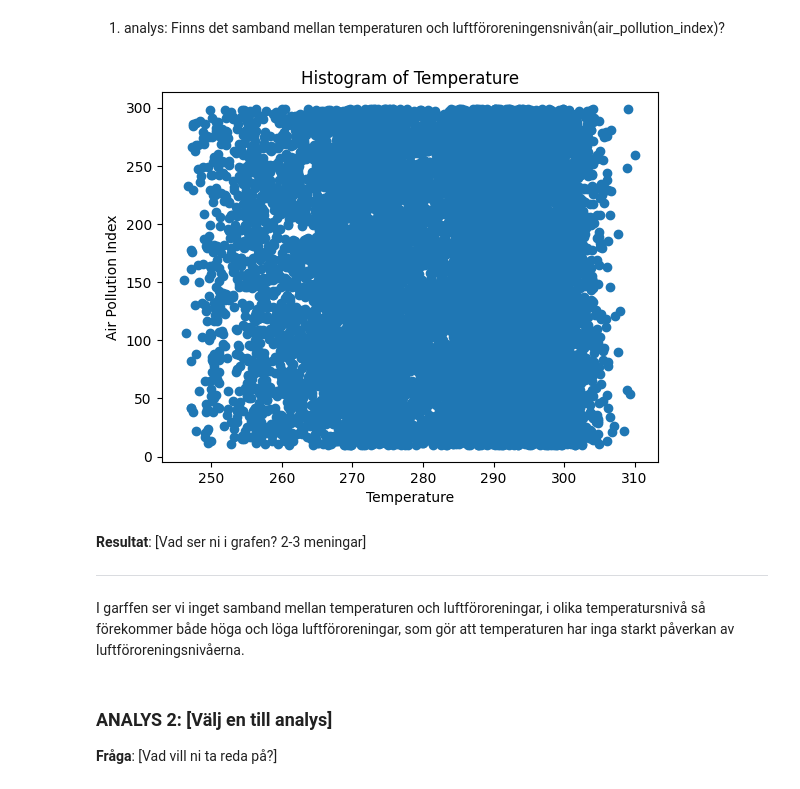
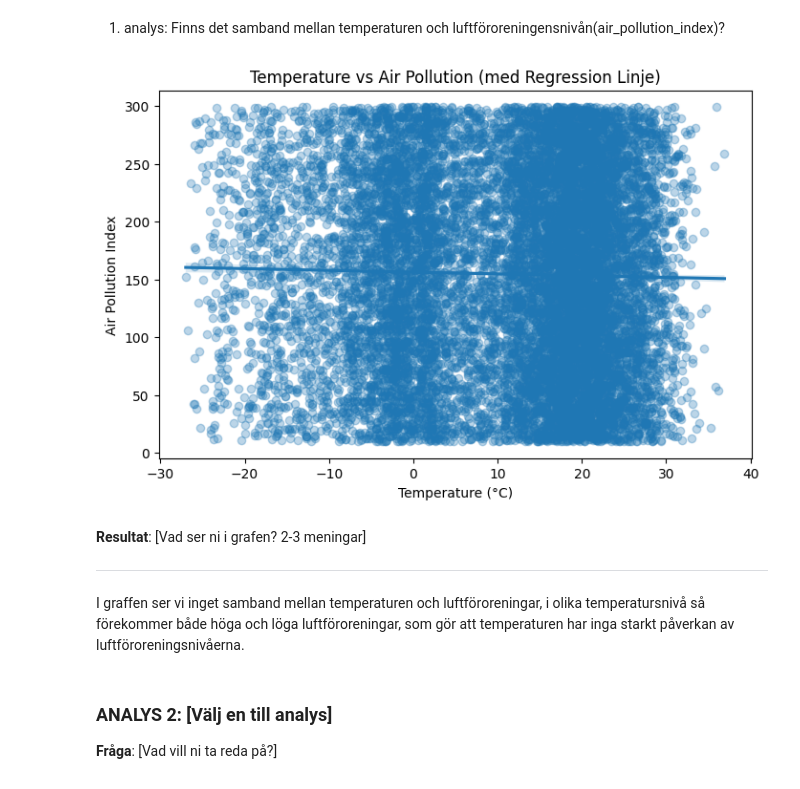
Before and after one commit to regissoren7/big-data-iot-labs, a Jupyter notebook: mini-projekt/Mohamed.Filimon.ipynb, the cells around one changed output. Drawn from its saved outputs; the diff is of its cells as text; code cells hidden in the pictures.

```diff
--- a/mini-projekt/Mohamed.Filimon.ipynb
+++ b/mini-projekt/Mohamed.Filimon.ipynb
@@ -16,6 +16,9 @@ df = pd.read_csv("../data/Test.csv")
 
 
 # TODO: Lista alla kolumner
+# %%
+# Konvertera temperatur från Kelvin till Celsius
+df["temperature"] = df["temperature"] - 273.15
 # %%
 # TODO: Visa första 5 raderna
 df.head()
@@ -60,14 +63,6 @@ Datan består av väderinformation och luftföroreningsnivåer, och varje rad re
 
 **Uppgift**: Verifiera att data är OK
 # %%
-cheknull = df.isnull().sum()
-print(cheknull)
-
-
-df = df.drop(columns=['is_holiday'])
-
-print("Kolumnen 'is_holiday' borttagen.")
-
-afterclean = df.isnull().sum()
-print(afterclean)
+print("Saknade värden per kolumn")
+display(df.isna().sum())  # isna().sum() räknar hur många NaN finns det i varje kolumn
 # %% [output]
@@ -140,34 +137,28 @@ datan är bra skick men det finns endas saknade värden och det är kolmnunen is
 # %% [markdown]
 1. analys: Finns det samband mellan temperaturen och luftföroreningensnivån(air_pollution_index)?
 # %%
-# TODO: Importera matplotlib
+import seaborn as sns
 import matplotlib.pyplot as plt
 
-#plt.hist(df, bins=30, edgecolor='black')
-# TODO: Gör din analys här
-plt.scatter(df["temperature"], df["air_pollution_index"])
-
-
-# TODO: Skapa en graf
-#plt.xlabel("Temperature")
-#plt.ylabel("Air Pollution Index")
-#plt.title("Temperature vs Air Pollution index")
-#plt.show()
-
-import matplotlib.pyplot as plt
-
-plt.xlabel("Temperature")
+plt.figure(figsize=(8,5))
+sns.regplot(
+    x="temperature",
+    y="air_pollution_index",
+    data=df,
+    scatter_kws={"alpha":0.3}
+)
+plt.xlabel("Temperature (°C)")
 plt.ylabel("Air Pollution Index")
-plt.title("Temperature vs Air Pollution iIndex")
+plt.title("Temperature vs Air Pollution (med Regression Linje)")
 plt.show()
 # %% [output]
-[figure, old version]
+[figure, new version]
 # %% [markdown]
 **Resultat**: [Vad ser ni i grafen? 2-3 meningar]
 
 ---
 # %% [markdown]
-I garffen ser vi inget samband mellan temperaturen och luftföroreningar, i olika temperatursnivå så förekommer både höga och löga luftföroreningar, som gör att temperaturen har inga starkt påverkan av luftföroreningsnivåerna.
+I graffen ser vi inget samband mellan temperaturen och luftföroreningar, i olika temperatursnivå så förekommer både höga och löga luftföroreningar, som gör att temperaturen har inga starkt påverkan av luftföroreningsnivåerna.
 # %% [markdown]
 ### ANALYS 2: [Välj en till analys]
 
```
Also changed, not shown: parts of 2 cells of this notebook, 1 other file.
